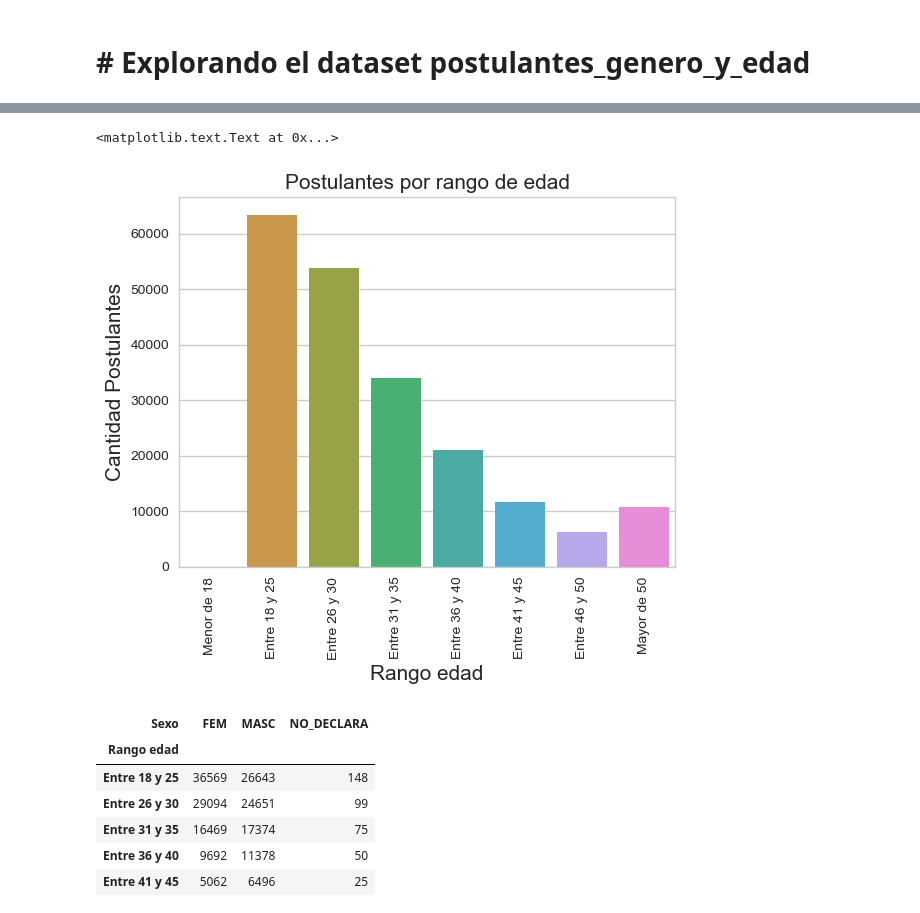
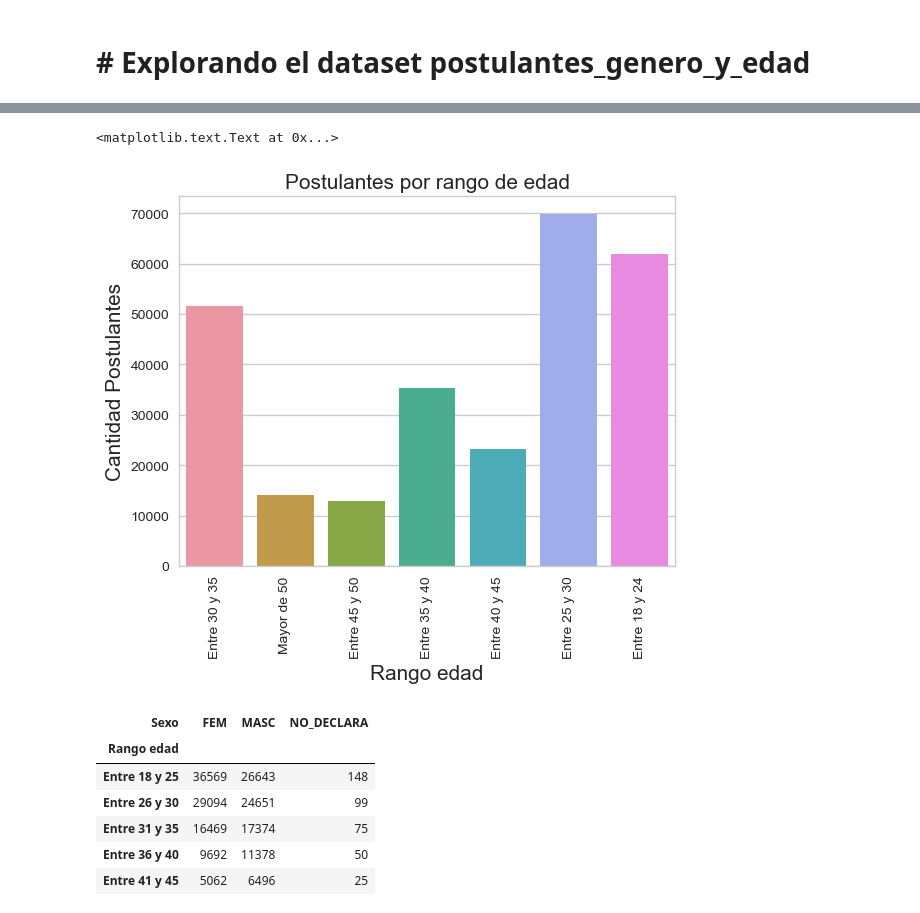
Before and after one commit to pachamama-labs/navent_visualization, a Jupyter notebook: src/AnalisisExploratorio.ipynb, the cells around one changed output, grey strips where cells are left out. Cells and saved outputs as stored; diff of their text form; code cells hidden in the pictures.

```diff
--- a/src/AnalisisExploratorio.ipynb
+++ b/src/AnalisisExploratorio.ipynb
@@ -140,27 +305,0 @@ g.set_title("Postulantes por sexo", fontsize=15)
-# %%
-def get_year_of_birth(postulantes_genero_edad):
-    return (pd.to_datetime
-            (postulantes_genero_edad['Fecha nacimiento'], errors='coerce', format='%Y-%m-%d')
-            .dt.year)
-
-def get_age(yearOfBirth):
-    return 2018 - yearOfBirth
-
-def get_age_range(yearOfBirth):
-    age = get_age(yearOfBirth)
-    if(age<18): return 'Menor de 18'
-    if(age<=25): return 'Entre 18 y 25'
-    if(age<=30): return 'Entre 26 y 30'
-    if(age<=35): return 'Entre 31 y 35'
-    if(age<=40): return 'Entre 36 y 40'
-    if(age<=45): return 'Entre 41 y 45'
-    if(age<=50): return 'Entre 46 y 50'
-    return 'Mayor de 50'
-
-postulantes_genero_edad['Año nacimiento']=get_year_of_birth(postulantes_genero_edad)
-postulantes_genero_edad['Edad']=postulantes_genero_edad['Año nacimiento'].map(get_age, na_action=None)
-postulantes_genero_edad['Rango edad']=postulantes_genero_edad['Año nacimiento'].map(get_age_range, na_action=None)
-columns_order = ['Id postulante', 'Sexo', 'Fecha nacimiento', 'Edad', 'Rango edad']
-
-postulantes_genero_edad = postulantes_genero_edad[columns_order]
-postulantes_genero_edad.head(10)
@@ -179,13 +306,13 @@ postulantes_genero_edad.head(10)
 # %%
-order_x = ['Menor de 18', 'Entre 18 y 25', 'Entre 26 y 30', 'Entre 31 y 35', 'Entre 36 y 40', 'Entre 41 y 45', 'Entre 46 y 50', 'Mayor de 50']
-g = sns.countplot(x='Rango edad', data=postulantes_genero_edad, order=order_x, orient='v')
+
+g = sns.countplot(x='rango_edad_postulante', data=postulantes_genero_edad, orient='v')
 g.set_xticklabels(g.get_xticklabels(),rotation=90)
 g.set_xlabel("Rango edad", fontsize=15)
 g.set_ylabel("Cantidad Postulantes", fontsize=15)
 g.set_title("Postulantes por rango de edad", fontsize=15)
 # %% [output]
 <matplotlib.text.Text at 0x...>
-[figure, old version]
+[figure, new version]
 # %%
 #Para chusmear los rangos de edad y el sexo
 pd.crosstab(postulantes_genero_edad['Rango edad'], postulantes_genero_edad['Sexo'])
```
Also changed, not shown: parts of 23 cells of this notebook, 4 other files.
